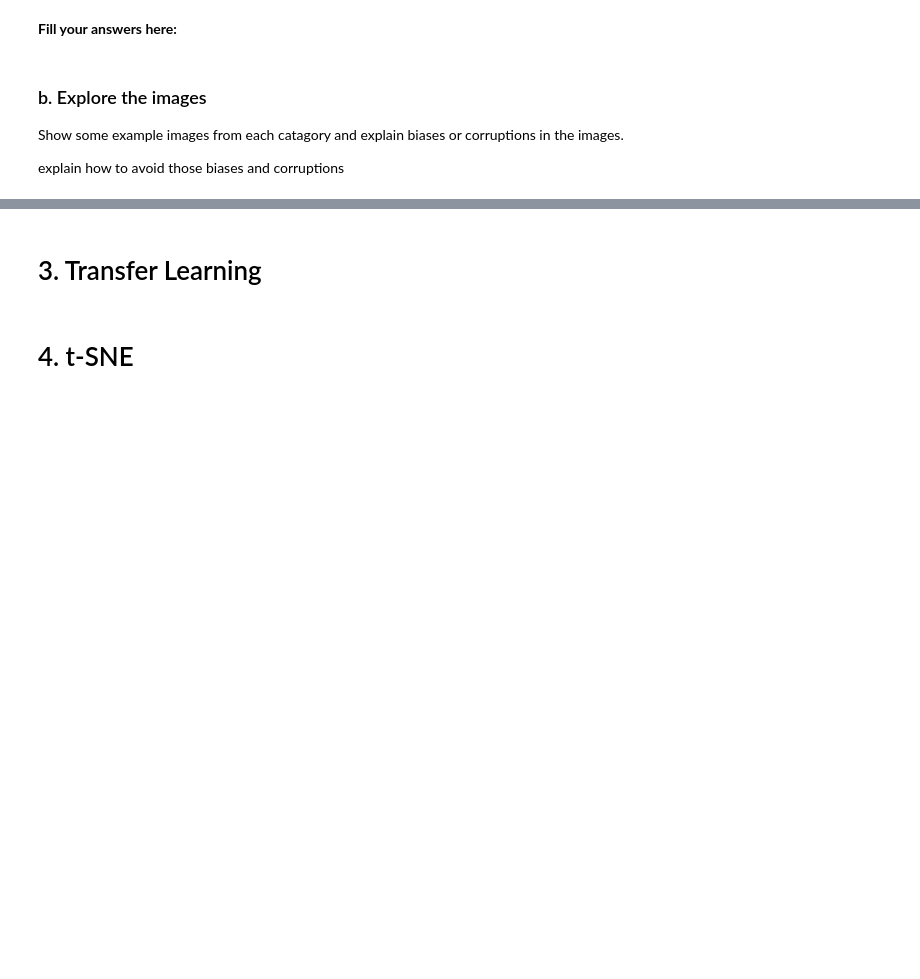
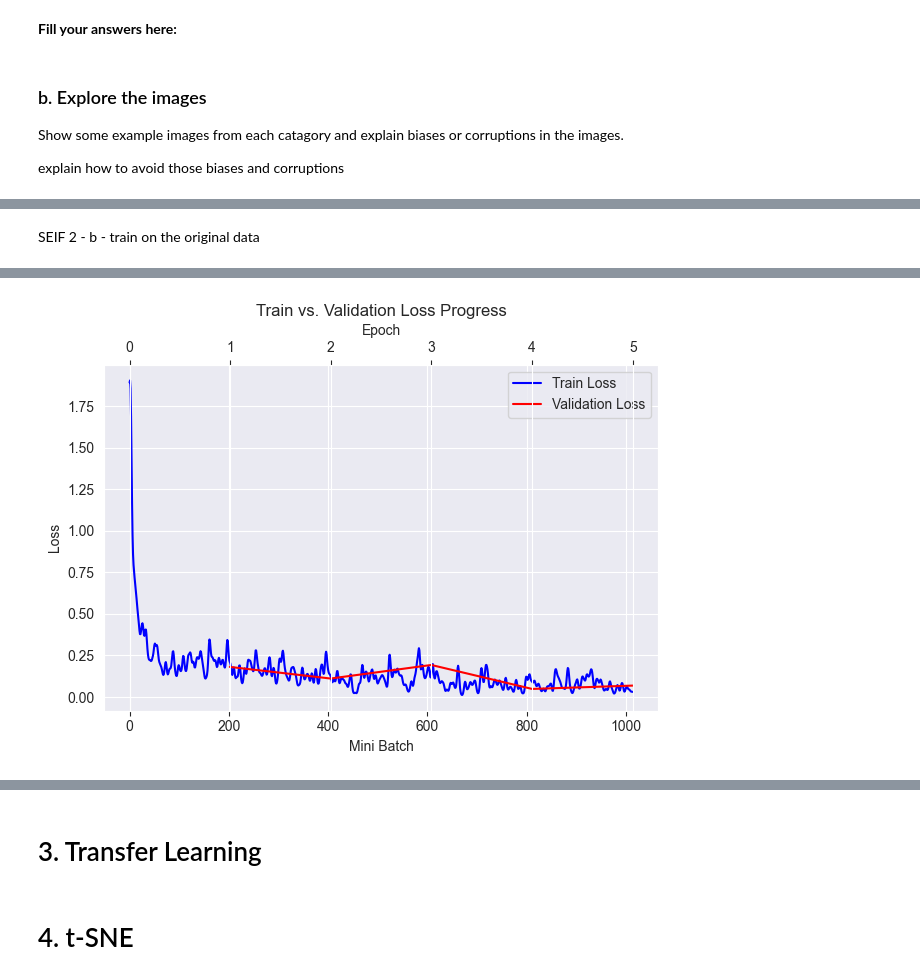
Before and after one commit to amirnadaBGU/deeplearningEE_hw2, a Jupyter notebook: Assignment_2_COVID_19.ipynb, the cells around one changed output, grey strips where cells are left out. Drawn from its saved outputs; the diff is of its cells as text; code cells hidden in the pictures; blank space fills up the shorter version.

```diff
--- a/Assignment_2_COVID_19.ipynb
+++ b/Assignment_2_COVID_19.ipynb
@@ -821,0 +839,6 @@ tensor(0.5529)
+# %% [markdown]
+SEIF 2 - b - train on the original data
+# %%
+model2b = MyNet(CLASSES_COUNT).to(DEVICE)
+train(model2b, train_loader, validation_loader, LEARNING_RATE)
+# %% [output]
@@ -821,0 +862 @@ tensor(0.5529)
+[figure, added]
```
Also changed, not shown: parts of 13 cells of this notebook.
